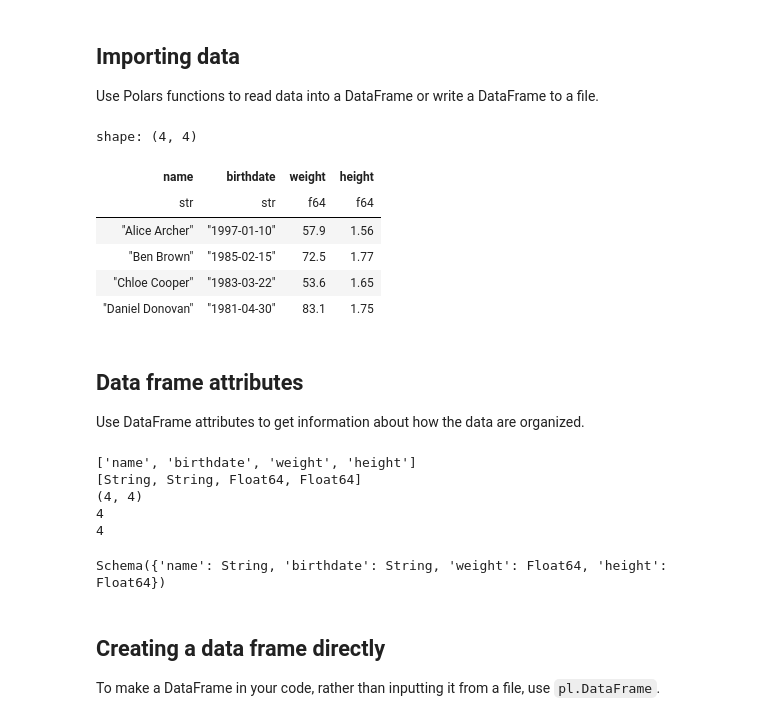
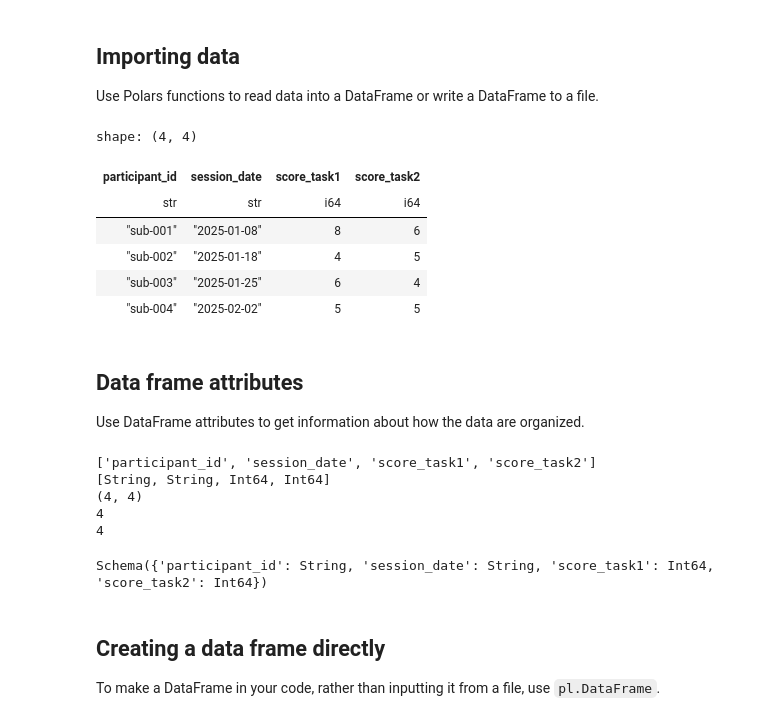
Before and after one commit to mortonne/datascipsych, a Jupyter notebook: chapters/chapter7/review.ipynb, the cells around one changed output. Drawn from its saved outputs; the diff is of its cells as text; code cells hidden in the pictures.

```diff
--- a/chapters/chapter7/review.ipynb
+++ b/chapters/chapter7/review.ipynb
@@ -5,17 +5,17 @@
 
 Use Polars functions to read data into a DataFrame or write a DataFrame to a file.
 # %%
-import polars as pl               # import the polars package
-data = pl.read_csv("people.csv")  # use read_csv to read CSV files
-data                              # display the data frame
+import polars as pl                     # import the polars package
+data = pl.read_csv("participants.csv")  # use read_csv to read CSV files
+data                                    # display the data frame
 # %% [output]
 shape: (4, 4)
-| name | birthdate | weight | height |
-| str | str | f64 | f64 |
-| "Alice Archer" | "1997-01-10" | 57.9 | 1.56 |
-| "Ben Brown" | "1985-02-15" | 72.5 | 1.77 |
-| "Chloe Cooper" | "1983-03-22" | 53.6 | 1.65 |
-| "Daniel Donovan" | "1981-04-30" | 83.1 | 1.75 |
+| participant_id | session_date | score_task1 | score_task2 |
+| str | str | i64 | i64 |
+| "sub-001" | "2025-01-08" | 8 | 6 |
+| "sub-002" | "2025-01-18" | 4 | 5 |
+| "sub-003" | "2025-01-25" | 6 | 4 |
+| "sub-004" | "2025-02-02" | 5 | 5 |
 # %% [markdown]
 ## Data frame attributes
 
@@ -27,15 +27,15 @@ print(data.shape)    # tuple with the number of rows and columns
 print(data.height)   # number of rows
 print(data.width)    # number of columns
 # %% [output]
-['name', 'birthdate', 'weight', 'height']
-[String, String, Float64, Float64]
+['participant_id', 'session_date', 'score_task1', 'score_task2']
+[String, String, Int64, Int64]
 (4, 4)
 4
 4
 # %%
 print(data.schema)  # dictionary of column names and their data types
 # %% [output]
-Schema({'name': String, 'birthdate': String, 'weight': Float64, 'height': Float64})
+Schema({'participant_id': String, 'session_date': String, 'score_task1': Int64, 'score_task2': Int64})
 # %% [markdown]
 ## Creating a data frame directly
 
```
Also changed, not shown: 4 other files.
